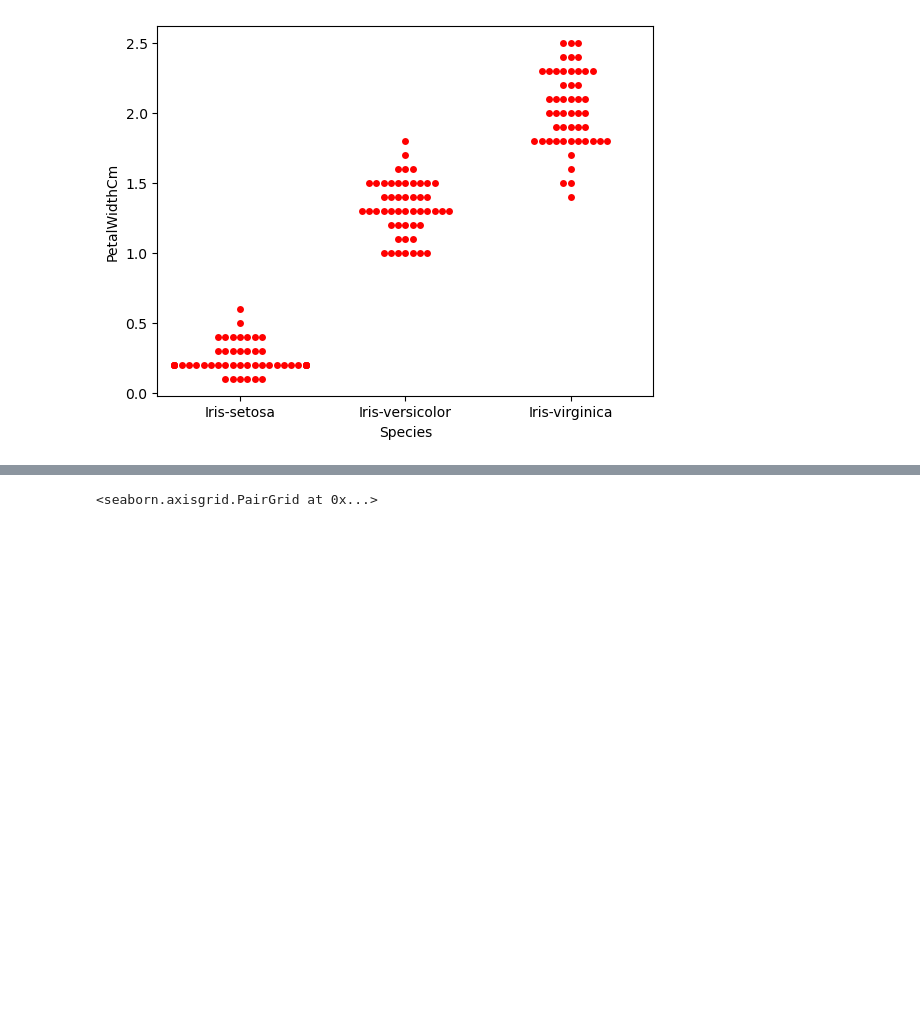
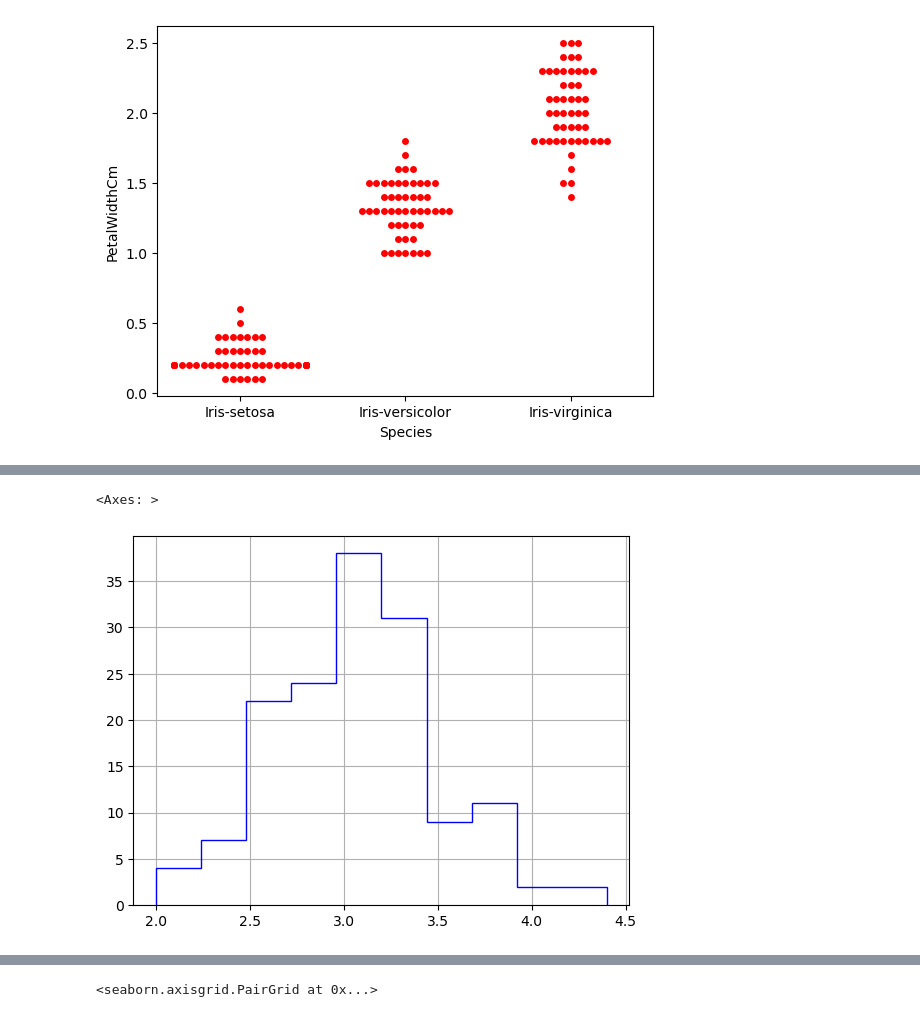
Before and after one commit to anjusukumaran4/OIBSIP, a Jupyter notebook: iris-flower-classification.ipynb, the cells around one changed output, grey strips where cells are left out. Saved outputs shown, nothing was run; the diff lists cells and outputs as text; code cells hidden in the pictures; blank space fills up the shorter version.

```diff
--- a/iris-flower-classification.ipynb
+++ b/iris-flower-classification.ipynb
@@ -99,0 +109,5 @@ sns.swarmplot(x=df['Species'],y=df['PetalWidthCm'],color='r')
+# %%
+df['SepalWidthCm'].hist(histtype='step',color='b')
+# %% [output]
+<Axes: >
+[figure, added]
```
Also changed, not shown: parts of 23 cells of this notebook.
